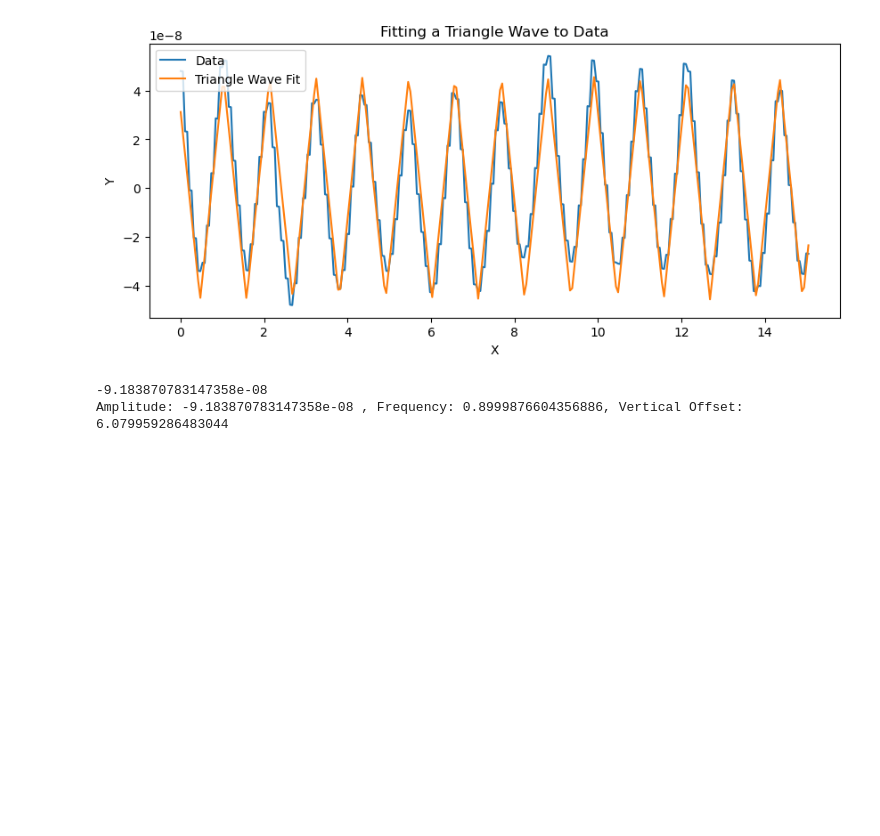
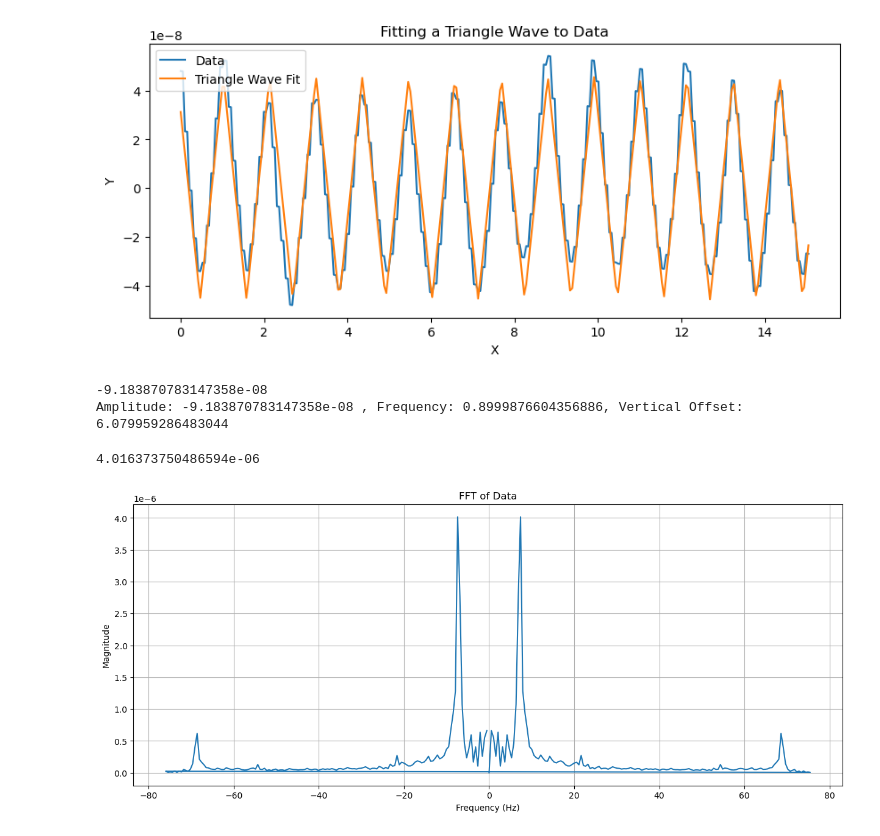
Before and after one commit to bochoa510/Realm-Project, a Jupyter notebook: Piezoelectric Characterization /piezo_displacement_characterization.ipynb, the cells around one changed output. Saved outputs shown, nothing was run; the diff lists cells and outputs as text; code cells hidden in the pictures; blank space fills up the shorter version.

```diff
--- a/Piezoelectric Characterization /piezo_displacement_characterization.ipynb
+++ b/Piezoelectric Characterization /piezo_displacement_characterization.ipynb
@@ -168,3 +168,26 @@ print(f"Amplitude: {A_fit} , Frequency: {f_fit}, Vertical Offset: {phi_fit}")
 # %% [output]
 -9.183870783147358e-08
 Amplitude: -9.183870783147358e-08 , Frequency: 0.8999876604356886, Vertical Offset: 6.079959286483044
+# %%
+import numpy as np
+import matplotlib.pyplot as plt
+from scipy.optimize import minimize
+
+fft_result = np.fft.fft(ynp)
+fs = 152
+frequencies = np.fft.fftfreq(len(fft_result), 1/fs)  # Frequency values
+
+
+print(abs(np.max(fft_result)))
+
+# Plot the FFT magnitude
+plt.figure(figsize=(15,6))
+plt.plot(frequencies, abs(fft_result))
+plt.xlabel('Frequency (Hz)')
+plt.ylabel('Magnitude')
+plt.title('FFT of Data')
+plt.grid(True)
+plt.show()
+# %% [output]
+4.016373750486594e-06
+[figure, added]
```
Also changed, not shown: 3 other files.
